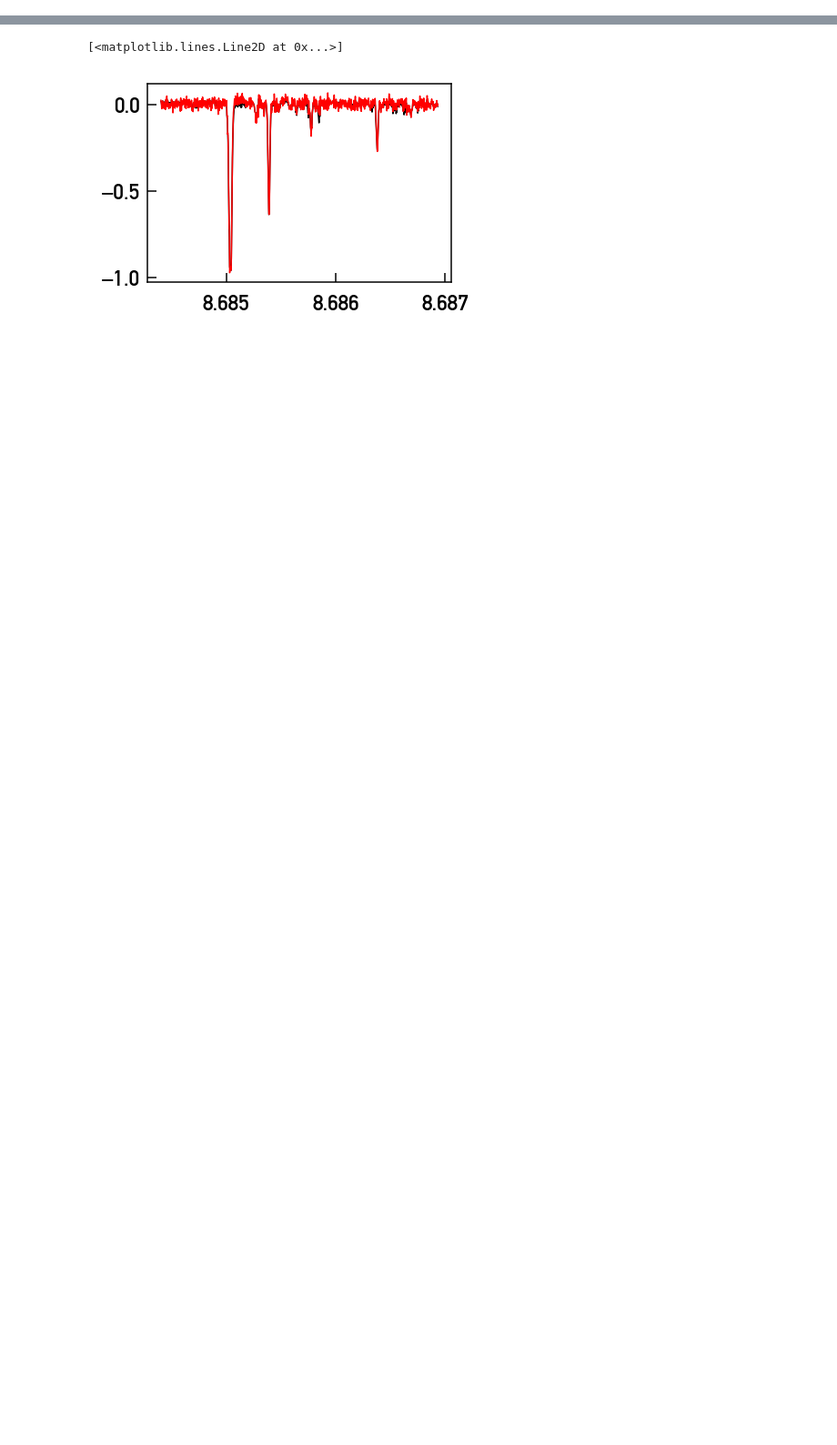
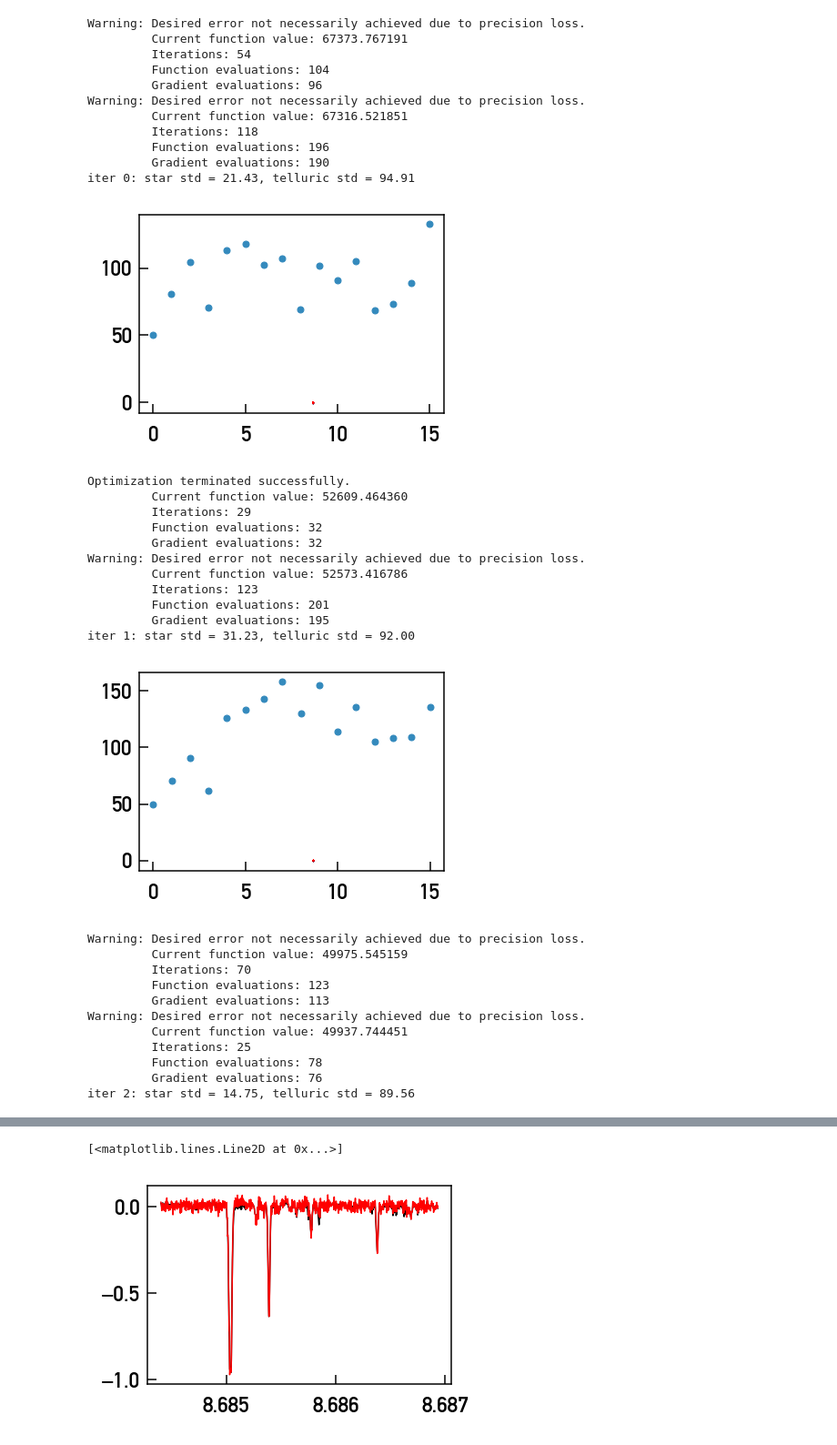
Before and after one commit to davidwhogg/Avast, a Jupyter notebook: notebooks/realdata_HIP54287_15A.ipynb, the cells around one changed output, grey strips where cells are left out. Shown at 91% size. Drawn from its saved outputs; the diff is of its cells as text; code cells hidden in the pictures; blank space fills up the shorter version.

```diff
--- a/notebooks/realdata_HIP54287_15A.ipynb
+++ b/notebooks/realdata_HIP54287_15A.ipynb
@@ -38,11 +55,11 @@ def Pdot(lnlambdas, lnlambdaps, lnfluxps, v):
 # %%
 f = h5py.File('../data/hip54287.hdf5', 'r')
 
-data = np.copy(f['data'])
+data = np.copy(f['data'])[:16,:]
 data_xs = np.log(np.copy(f['xs']))
-ivars = np.copy(f['ivars'])
-true_rvs = np.copy(f['true_rvs'])
-bervs = np.copy(f['berv']) * -1.e3
+ivars = np.copy(f['ivars'])[:16,:]
+true_rvs = np.copy(f['true_rvs'])[:16]
+bervs = np.copy(f['berv'])[:16] * -1.e3
 N = len(bervs)
 
 for i in xrange(len(data)):
@@ -157,17 +243,55 @@ print np.std(soln_t)
 # %%
 for n in range(5):
     x0_star = soln_star
     x0_t = soln_t
 
     data_star = subtract_template(data_xs, data, model_xs_t, model_ys_t, x0_t)
     data_t = subtract_template(data_xs, data, model_xs_star, model_ys_star, x0_star)
 
     model_xs_star, model_ys_star = make_template(data_star, x0_star, data_xs, np.log(6000.01) - np.log(6000.))
     model_xs_t, model_ys_t = make_template(data_t, x0_t, data_xs, np.log(6000.01) - np.log(6000.))
 
-    soln_star =  minimize(chisq_star, x0_star, args=(x0_t, data_xs, data, ivars, model_xs_star, model_ys_star, model_xs_t, model_ys_t),
-                     method='BFGS', options={'disp':True, 'gtol':1.e-2, 'eps':1.5e-5})['x']
-    soln_t =  minimize(chisq_t, x0_t, args=(soln_star, data_xs, data, ivars, model_xs_star, model_ys_star, model_xs_t, model_ys_t),
-                     method='BFGS', options={'disp':True, 'gtol':1.e-2, 'eps':1.5e-5})['x']
+    soln_star =  minimize(lnlike_star, x0_star, args=(x0_t, data_xs, data, ivars, model_xs_star, model_ys_star, model_xs_t, model_ys_t),
+                     method='BFGS', jac=True, options={'disp':True, 'gtol':1.e-2, 'eps':1.5e-5})['x']
+    soln_t =  minimize(lnlike_t, x0_t, args=(soln_star, data_xs, data, ivars, model_xs_star, model_ys_star, model_xs_t, model_ys_t),
+                     method='BFGS', jac=True, options={'disp':True, 'gtol':1.e-2, 'eps':1.5e-5})['x']
 
     print "iter {0}: star std = {1:.2f}, telluric std = {2:.2f}".format(n, np.std(soln_star - true_rvs), np.std(soln_t))
+    plt.scatter(np.arange(N), soln_star - true_rvs, label='iter {0}'.format(n))
+    plt.show()
+# %% [output]
+Warning: Desired error not necessarily achieved due to precision loss.
+         Current function value: 67373.767191
+         Iterations: 54
+         Function evaluations: 104
+         Gradient evaluations: 96
+Warning: Desired error not necessarily achieved due to precision loss.
+         Current function value: 67316.521851
+         Iterations: 118
+         Function evaluations: 196
+         Gradient evaluations: 190
+iter 0: star std = 21.43, telluric std = 94.91
+[figure, added]
+Optimization terminated successfully.
+         Current function value: 52609.464360
+         Iterations: 29
+         Function evaluations: 32
+         Gradient evaluations: 32
+Warning: Desired error not necessarily achieved due to precision loss.
+         Current function value: 52573.416786
+         Iterations: 123
+         Function evaluations: 201
+         Gradient evaluations: 195
+iter 1: star std = 31.23, telluric std = 92.00
+[figure, added]
+Warning: Desired error not necessarily achieved due to precision loss.
+         Current function value: 49975.545159
+         Iterations: 70
+         Function evaluations: 123
+         Gradient evaluations: 113
+Warning: Desired error not necessarily achieved due to precision loss.
+         Current function value: 49937.744451
+         Iterations: 25
+         Function evaluations: 78
+         Gradient evaluations: 76
+iter 2: star std = 14.75, telluric std = 89.56
```
Also changed, not shown: parts of 16 cells of this notebook.
